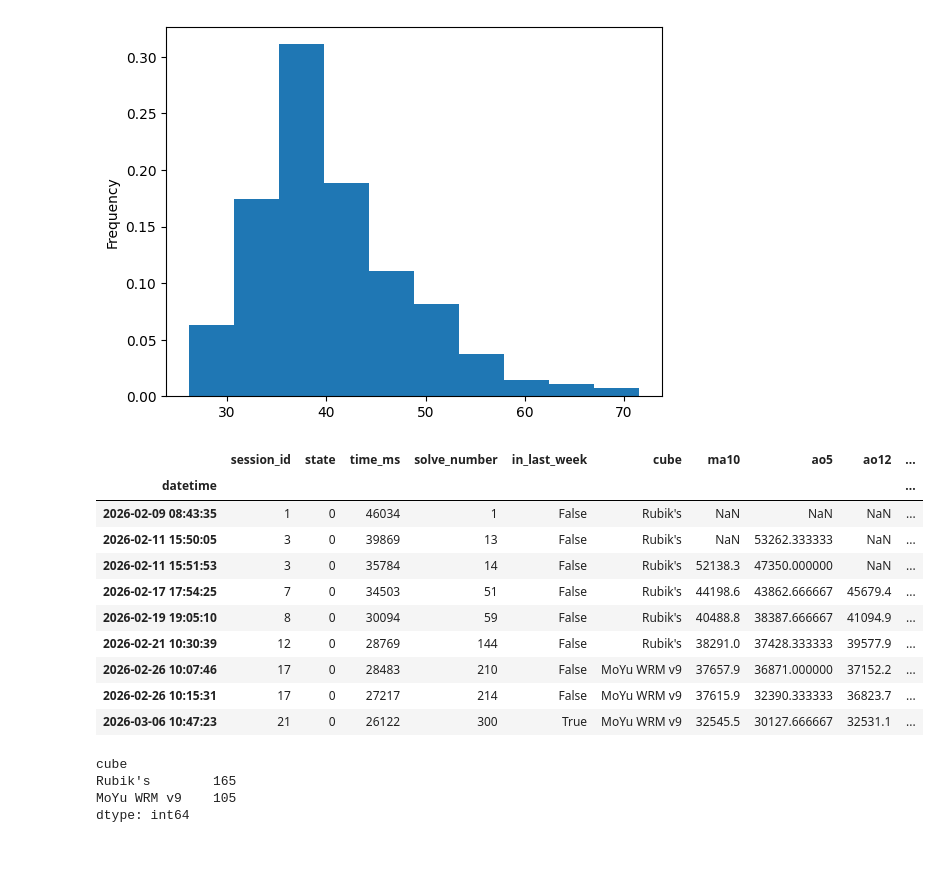
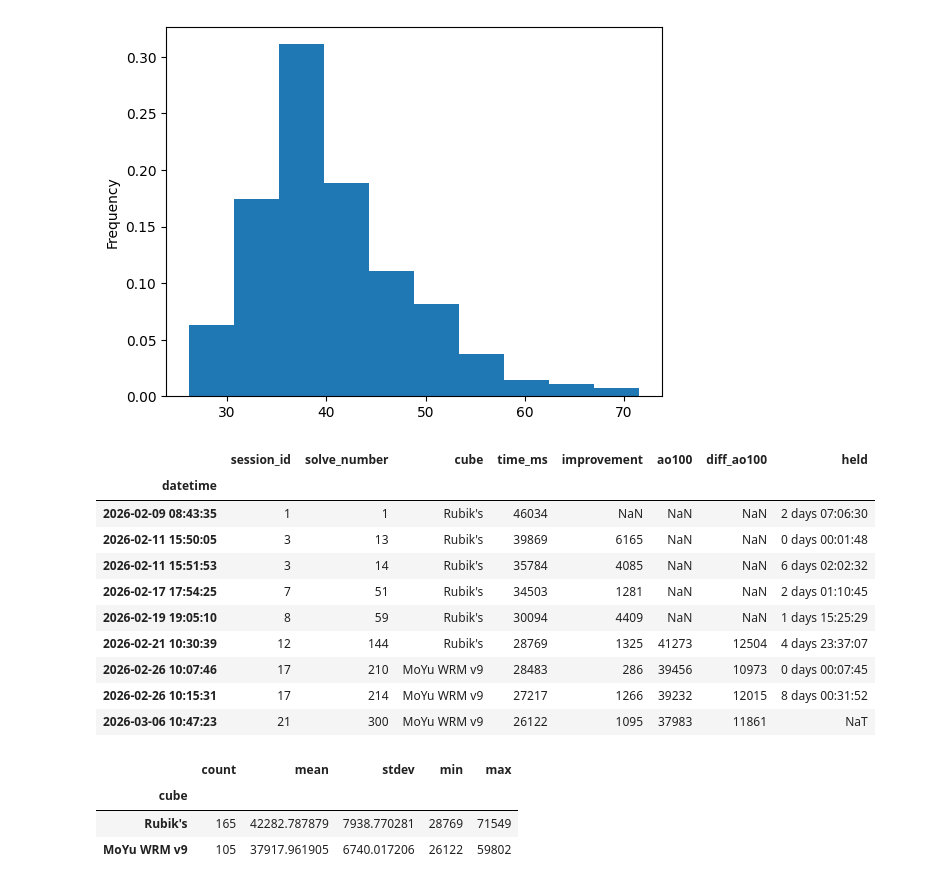
Before and after one commit to SimoHellgren/cubing, a Jupyter notebook: analysis.ipynb, the cells around one changed output. Cells and saved outputs as stored; diff of their text form; code cells hidden in the pictures; blank space fills up the shorter version.

Commit message:
stdev plot; improved per cube & pb stats

```diff
--- a/analysis.ipynb
+++ b/analysis.ipynb
@@ -71,12 +71,14 @@ def trimmed_mean(series: pd.Series, skip=1):
 def rolling_ao(series: pd.Series, n=5, skip=1):
     return series.rolling(n).apply(trimmed_mean, raw=True)
 
-
+# averages
 valid_times["ma10"] = valid_times.time_ms.rolling(window=10).mean()
 valid_times["ao5"] = rolling_ao(valid_times.time_ms, 5, 1)
 valid_times["ao12"] = rolling_ao(valid_times.time_ms, 12, 1)
 valid_times["ao100"] = rolling_ao(valid_times.time_ms, 100, 5)
 
+# st dev
+valid_times["rolling_std10"] = valid_times.time_ms.rolling(window=10).std()
 
 valid_times["is_pb"] = valid_times.time_ms.cummin() == valid_times.time_ms
 
@@ -160,24 +178,49 @@ plt.show()
 [figure]
 # %%
 # PBs
-valid_times[valid_times.is_pb]
+pbs = valid_times[valid_times.is_pb]
+pbs["diff_ao100"] = pbs.ao100 - pbs.time_ms
+pbs["improvement"] = pbs.time_ms.shift() - pbs.time_ms
+
+pbs["held"] = pbs.index.to_series().shift(-1) - pbs.index.to_series()
+
+# suppress float decimals since they are ms anyways
+with pd.option_context("display.float_format", '{:.0f}'.format):
+    cols = [
+        "session_id",
+        "solve_number",
+        "cube",
+        "time_ms",
+        "improvement",
+        "ao100",
+        "diff_ao100",
+        "held",
+    ]
+    display(pbs[cols])
 # %% [output]
-|  | session_id | state | time_ms | solve_number | in_last_week | cube | ma10 | ao5 | ao12 | ... |
-| datetime |  |  |  |  |  |  |  |  |  | ... |
-| 2026-02-09 08:43:35 | 1 | 0 | 46034 | 1 | False | Rubik's | NaN | NaN | NaN | ... |
-| 2026-02-11 15:50:05 | 3 | 0 | 39869 | 13 | False | Rubik's | NaN | 53262.333333 | NaN | ... |
-| 2026-02-11 15:51:53 | 3 | 0 | 35784 | 14 | False | Rubik's | 52138.3 | 47350.000000 | NaN | ... |
-| 2026-02-17 17:54:25 | 7 | 0 | 34503 | 51 | False | Rubik's | 44198.6 | 43862.666667 | 45679.4 | ... |
-| 2026-02-19 19:05:10 | 8 | 0 | 30094 | 59 | False | Rubik's | 40488.8 | 38387.666667 | 41094.9 | ... |
-| 2026-02-21 10:30:39 | 12 | 0 | 28769 | 144 | False | Rubik's | 38291.0 | 37428.333333 | 39577.9 | ... |
-| 2026-02-26 10:07:46 | 17 | 0 | 28483 | 210 | False | MoYu WRM v9 | 37657.9 | 36871.000000 | 37152.2 | ... |
-| 2026-02-26 10:15:31 | 17 | 0 | 27217 | 214 | False | MoYu WRM v9 | 37615.9 | 32390.333333 | 36823.7 | ... |
-| 2026-03-06 10:47:23 | 21 | 0 | 26122 | 300 | True | MoYu WRM v9 | 32545.5 | 30127.666667 | 32531.1 | ... |
+|  | session_id | solve_number | cube | time_ms | improvement | ao100 | diff_ao100 | held |
+| datetime |  |  |  |  |  |  |  |  |
+| 2026-02-09 08:43:35 | 1 | 1 | Rubik's | 46034 | NaN | NaN | NaN | 2 days 07:06:30 |
+| 2026-02-11 15:50:05 | 3 | 13 | Rubik's | 39869 | 6165 | NaN | NaN | 0 days 00:01:48 |
+| 2026-02-11 15:51:53 | 3 | 14 | Rubik's | 35784 | 4085 | NaN | NaN | 6 days 02:02:32 |
+| 2026-02-17 17:54:25 | 7 | 51 | Rubik's | 34503 | 1281 | NaN | NaN | 2 days 01:10:45 |
+| 2026-02-19 19:05:10 | 8 | 59 | Rubik's | 30094 | 4409 | NaN | NaN | 1 days 15:25:29 |
+| 2026-02-21 10:30:39 | 12 | 144 | Rubik's | 28769 | 1325 | 41273 | 12504 | 4 days 23:37:07 |
+| 2026-02-26 10:07:46 | 17 | 210 | MoYu WRM v9 | 28483 | 286 | 39456 | 10973 | 0 days 00:07:45 |
+| 2026-02-26 10:15:31 | 17 | 214 | MoYu WRM v9 | 27217 | 1266 | 39232 | 12015 | 8 days 00:31:52 |
+| 2026-03-06 10:47:23 | 21 | 300 | MoYu WRM v9 | 26122 | 1095 | 37983 | 11861 | NaT |
 # %%
-# solves per cube
-valid_times.groupby("cube").size()
+# per cube stats
+valid_times.groupby("cube").agg(
+    count=("solve_number", len),
+    mean=("time_ms", np.mean),
+    stdev=("time_ms", np.std),
+    min=("time_ms", min),
+    max=("time_ms", max),
+
+)
 # %% [output]
-cube
-Rubik's        165
-MoYu WRM v9    105
-dtype: int64
+|  | count | mean | stdev | min | max |
+| cube |  |  |  |  |  |
+| Rubik's | 165 | 42282.787879 | 7938.770281 | 28769 | 71549 |
+| MoYu WRM v9 | 105 | 37917.961905 | 6740.017206 | 26122 | 59802 |
```
Also changed, not shown: parts of 2 cells of this notebook.
